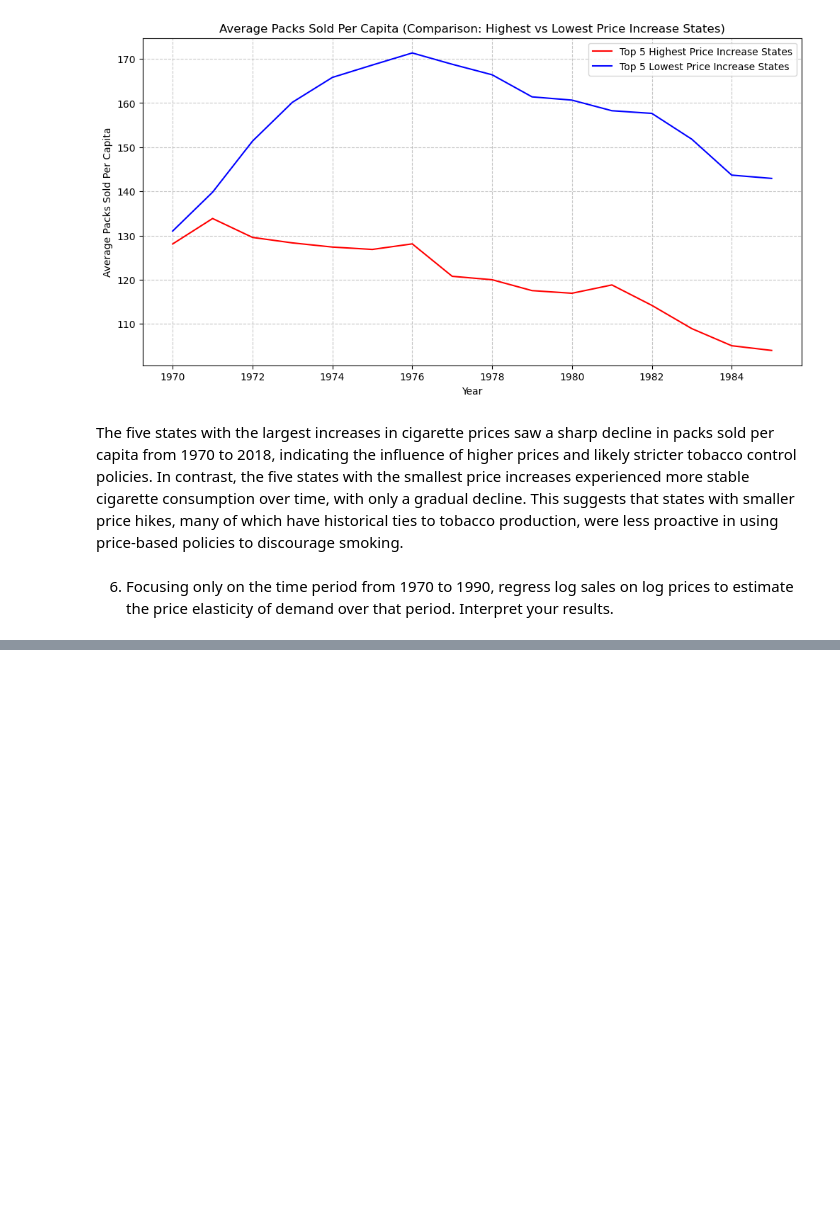
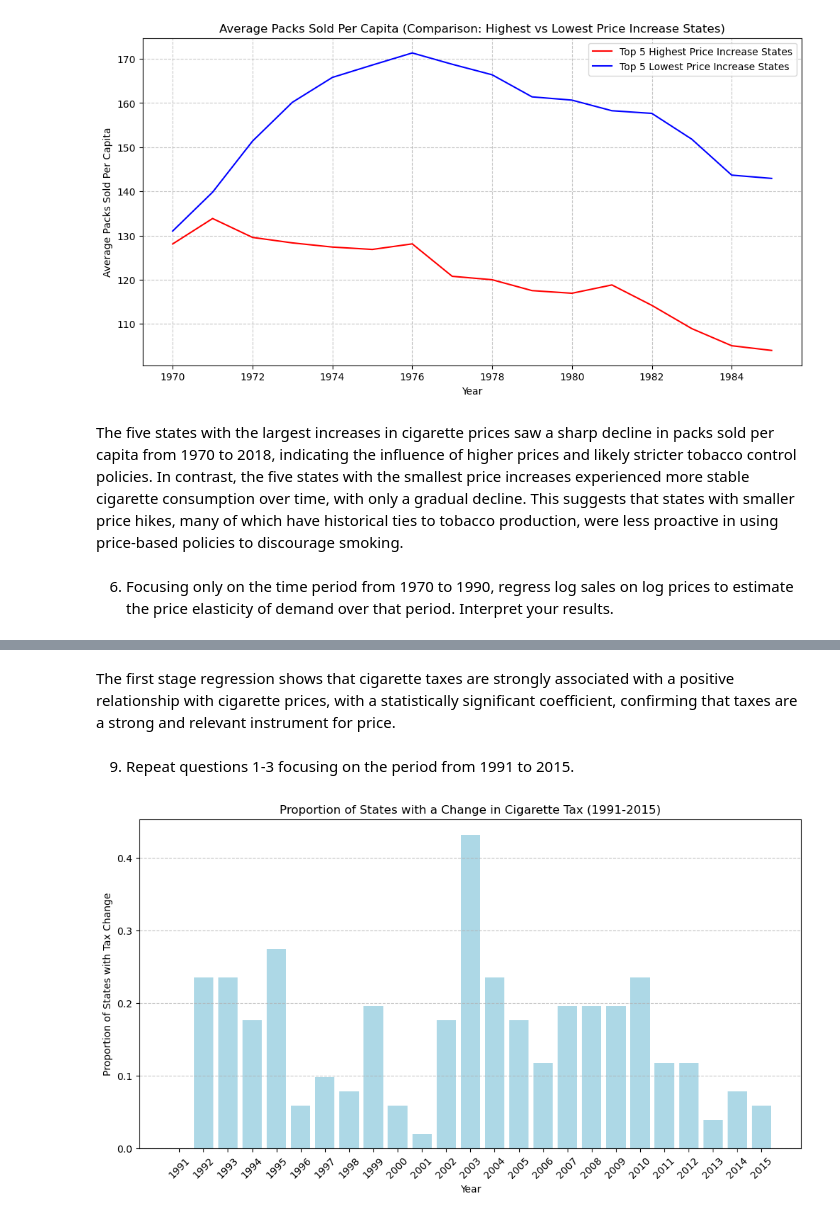
Before and after one commit to sarina-tan/HLTH470hw3, a Jupyter notebook: submission1/analysis/Homework3-1.ipynb, the cells around one changed output, grey strips where cells are left out. Drawn from its saved outputs; the diff is of its cells as text; code cells hidden in the pictures; blank space fills up the shorter version.

```diff
--- a/submission1/analysis/Homework3-1.ipynb
+++ b/submission1/analysis/Homework3-1.ipynb
@@ -191,0 +333,42 @@ The five states with the largest increases in cigarette prices saw a sharp decli
+# %% [markdown]
+The first stage regression shows that cigarette taxes are strongly associated with a positive relationship with cigarette prices, with a statistically significant coefficient, confirming that taxes are a strong and relevant instrument for price.
+# %% [markdown]
+9. Repeat questions 1-3 focusing on the period from 1991 to 2015.
+# %%
+# Create separate copy for question
+df_q9 = pd.read_csv("/Users/sarinatan/Desktop/HLTH470hw3/data/output/TaxBurden_Data.csv")
+df_q9['tax_change'] = df_q9.groupby('state')['tax_state'].diff().notna()
+prop_change = df_q9.groupby('Year')['tax_change'].mean()
+# Filter for the period 1991 to 2015
+df_q9 = df_q9[(df_q9['Year'] >= 1991) & (df_q9['Year'] <= 2015)]
+
+# Sort by state and year to allow comparison across years
+df_q9 = df_q9.sort_values(by=['state', 'Year'])
+
+# Create a column that identifies whether the tax changed compared to the previous year
+df_q9['tax_change'] = df_q9.groupby('state')['tax_state'].diff().notnull() & (df_q9.groupby('state')['tax_state'].diff() != 0)
+
+# Calculate the proportion of states with a tax change each year
+# Total number of states each year
+states_per_year = df_q9.groupby('Year')['state'].nunique()
+
+# Number of states with a tax change each year
+states_with_change_per_year = df_q9[df_q9['tax_change']].groupby('Year')['state'].nunique()
+
+# Proportion of states with a tax change
+proportion_with_change = (states_with_change_per_year / states_per_year).fillna(0).reset_index()
+proportion_with_change.columns = ['Year', 'Proportion']
+
+# Plot the bar graph
+plt.figure(figsize=(12, 6))
+plt.bar(proportion_with_change['Year'], proportion_with_change['Proportion'], color='lightblue')
+
+plt.title('Proportion of States with a Change in Cigarette Tax (1991-2015)')
+plt.xlabel('Year')
+plt.ylabel('Proportion of States with Tax Change')
+plt.xticks(proportion_with_change['Year'], rotation=45)
+plt.grid(axis='y', linestyle='--', alpha=0.7)
+
+plt.show()
+# %% [output]
+[figure, added]
```
Also changed, not shown: parts of 14 cells of this notebook.
